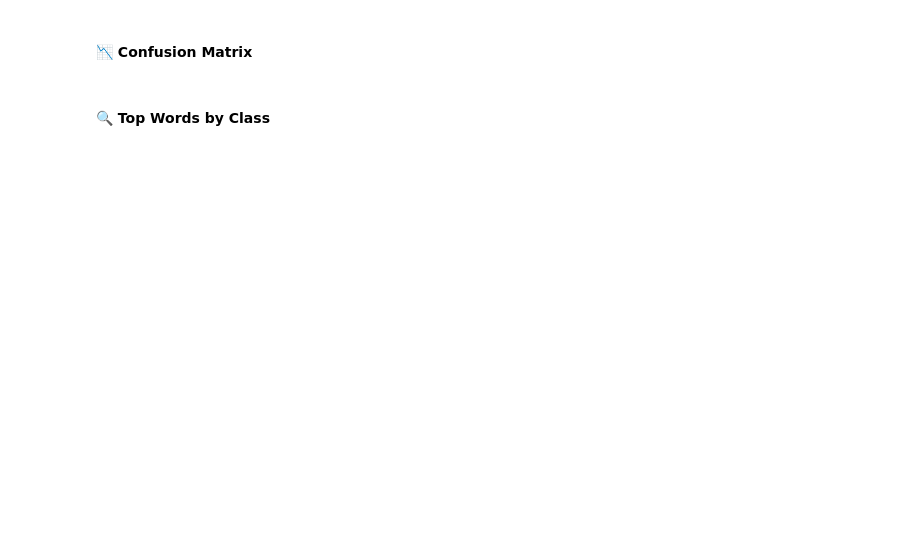
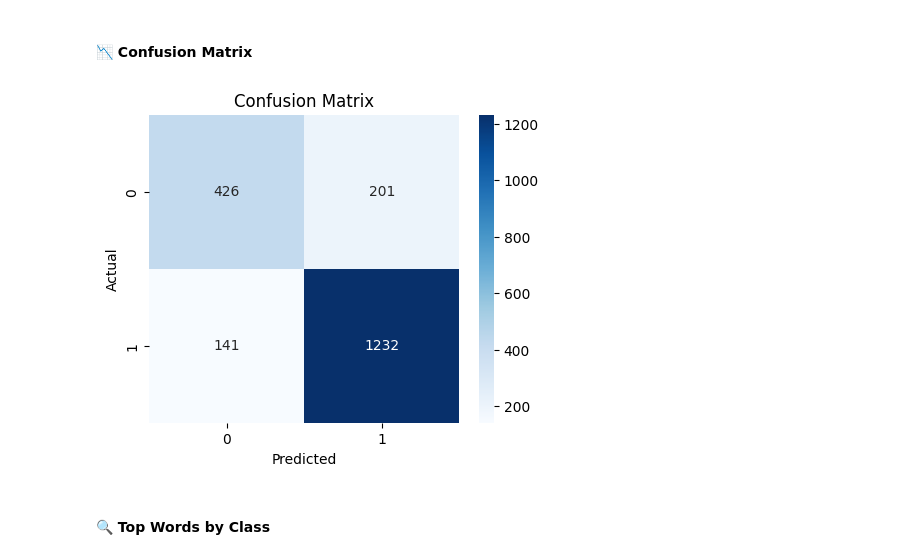
Before and after one commit to ashrithssreddy/ml-toolkit, a Jupyter notebook: NLP/use_cases/91_Sentiment_Analysis.ipynb, the cells around one changed output. Cells and saved outputs as stored; diff of their text form; code cells hidden in the pictures; blank space fills up the shorter version.

```diff
--- a/NLP/use_cases/91_Sentiment_Analysis.ipynb
+++ b/NLP/use_cases/91_Sentiment_Analysis.ipynb
@@ -80,3 +551,12 @@ ___
 # %% [markdown]
 <a id="split"></a>
 #### 📈 Train/Test Split
+# %%
+# Combine POS + NER features
+linguistic_features = pd.concat([pos_features, ner_features], axis=1).fillna(0)
+linguistic_array = linguistic_features.values  # shape: (n_samples, num_ling_feats)
+
+X_combined = hstack([X_bow, linguistic_array])
+X_train, X_test, y_train, y_test = train_test_split(X_combined, df['label'], test_size=0.2, random_state=42, stratify=df['label'])
+
+pd.DataFrame(csr_matrix(X_combined).toarray(), columns = np.concatenate([features_bow, linguistic_features.columns]))
@@ -95,3 +661,28 @@ ___
 # %% [markdown]
 <a id="metrics"></a>
 #### 🧪 Metrics
+# %%
+# ✅ Retrain the best model
+best_model = models[best_model_name]
+best_model.fit(X_train, y_train)
+
+# 🔮 Predict on test set
+y_pred = best_model.predict(X_test)
+
+# 🧪 Evaluation metrics
+acc = accuracy_score(y_test, y_pred)
+f1 = f1_score(y_test, y_pred, average='weighted')
+
+print(f"✅ Accuracy: {acc:.4f}")
+print(f"✅ F1 Score: {f1:.4f}")
+print("\n🧾 Classification Report:\n")
+print(classification_report(y_test, y_pred))
+
+# 🌀 ROC AUC (only if binary and model supports it)
+try:
+    if len(set(y_test)) == 2:
+        y_proba = best_model.predict_proba(X_test)[:, 1]
+        auc = roc_auc_score(y_test, y_proba)
+        print(f"✅ ROC AUC: {auc:.4f}")
+except:
+    print("⚠️ ROC AUC not available for this model")
@@ -98,6 +705,17 @@ ___
 # %% [markdown]
 <a id="confusion"></a>
 #### 📉 Confusion Matrix
+# %%
+# 🔳 Confusion Matrix
+cm = confusion_matrix(y_test, y_pred)
+plt.figure(figsize=(5,4))
+sns.heatmap(cm, annot=True, fmt='d', cmap='Blues')
+plt.xlabel("Predicted")
+plt.ylabel("Actual")
+plt.title("Confusion Matrix")
+plt.show()
+# %% [output]
+[figure, added]
 # %% [markdown]
 <a id="top-words"></a>
 #### 🔍 Top Words by Class
```
Also changed, not shown: parts of 45 cells of this notebook.
